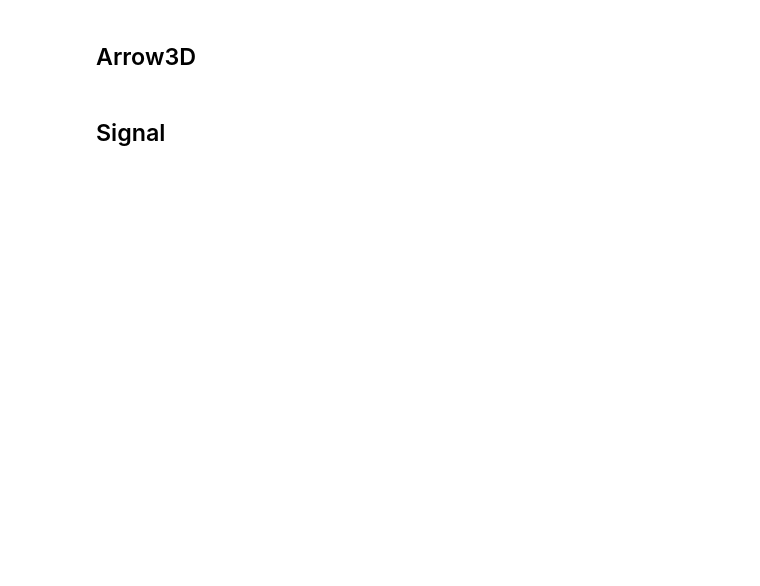
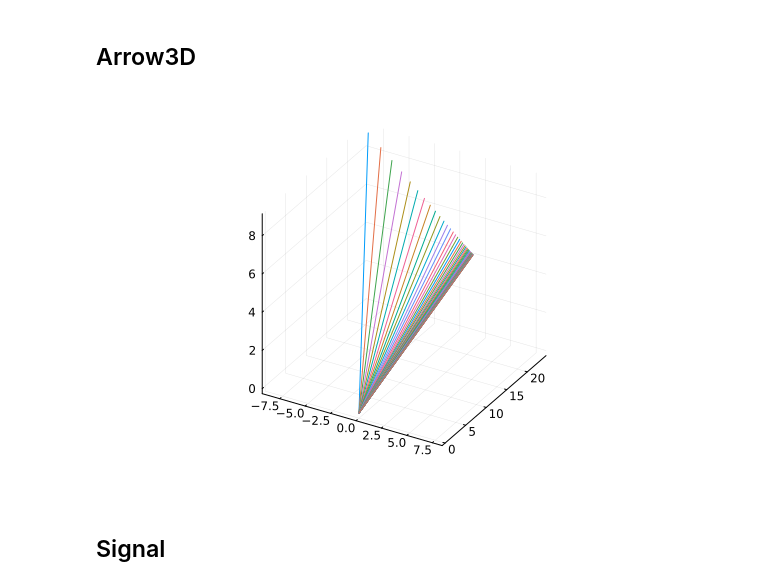
Before and after one commit to brunohry/Easylinalg, a Jupyter notebook: docs/Exemplos/exemplo-markov.ipynb, the cells around one changed output. Drawn from its saved outputs; the diff is of its cells as text; code cells hidden in the pictures; blank space fills up the shorter version.

```diff
--- a/docs/Exemplos/exemplo-markov.ipynb
+++ b/docs/Exemplos/exemplo-markov.ipynb
@@ -38,22 +34,18 @@ Draw(arrow2DArray)
 # %%
 # Defining our state transtion matrix
 A = [
     0.92 0.04 0.04
     0.04 0.92 0.04
     0.04 0.04 0.92
     ]
 
 # Choosing a number of steps
 n = 50
 
 # Markov Chain in Action
 initialArrow3D = Arrow3D(-11, 26, 9)
-arrow3DArray = Vector{typeof(initialArrow3D)}()
-
-for step in 1:n
-    push!(arrow3DArray, initialArrow3D * A^step )
-end
-
-Draw(arrow3DArray)
+RunMarkovChain(initialArrow3D, A, n)
+# %% [output]
+[figure, added]
 # %% [markdown]
 ## Signal
```
Also changed, not shown: parts of 6 cells of this notebook.
